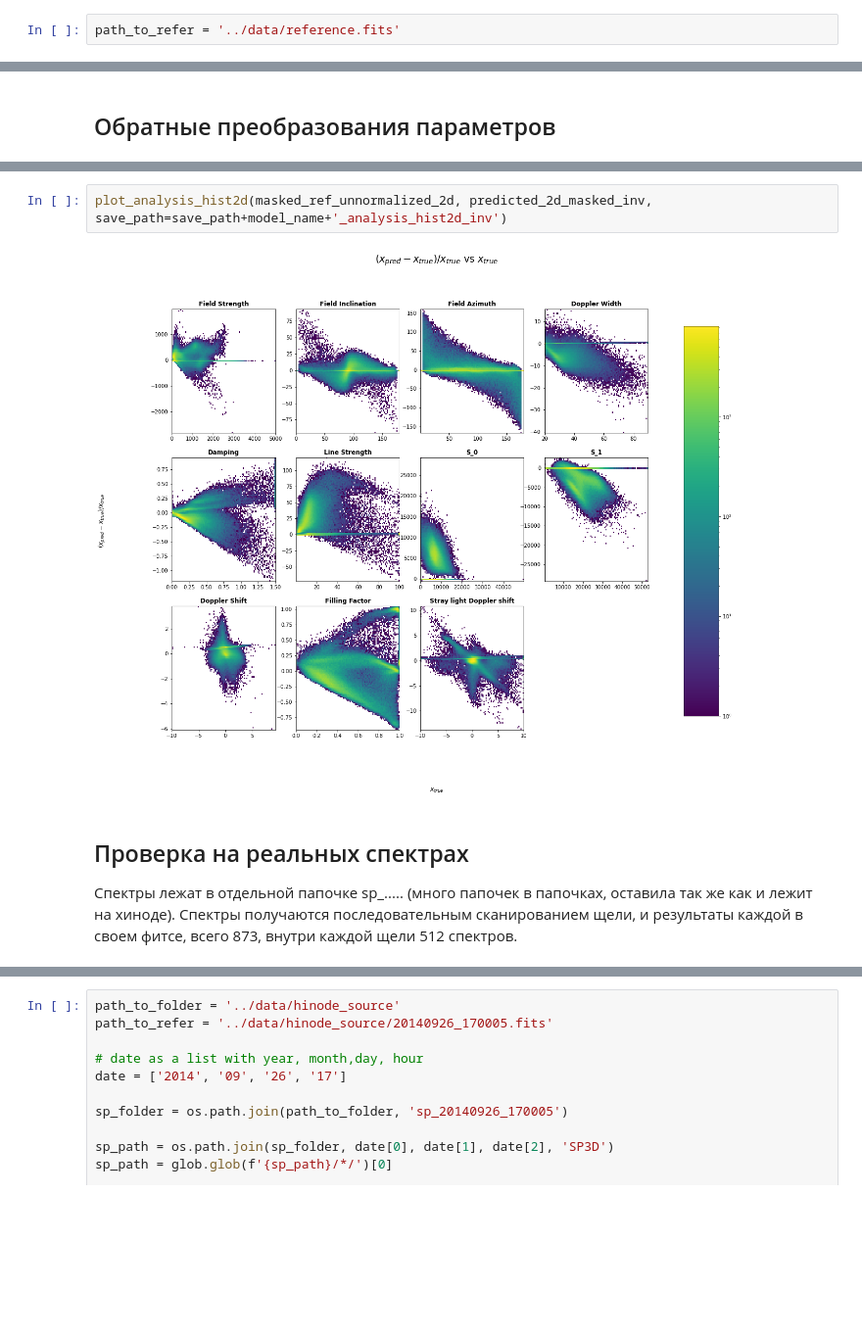
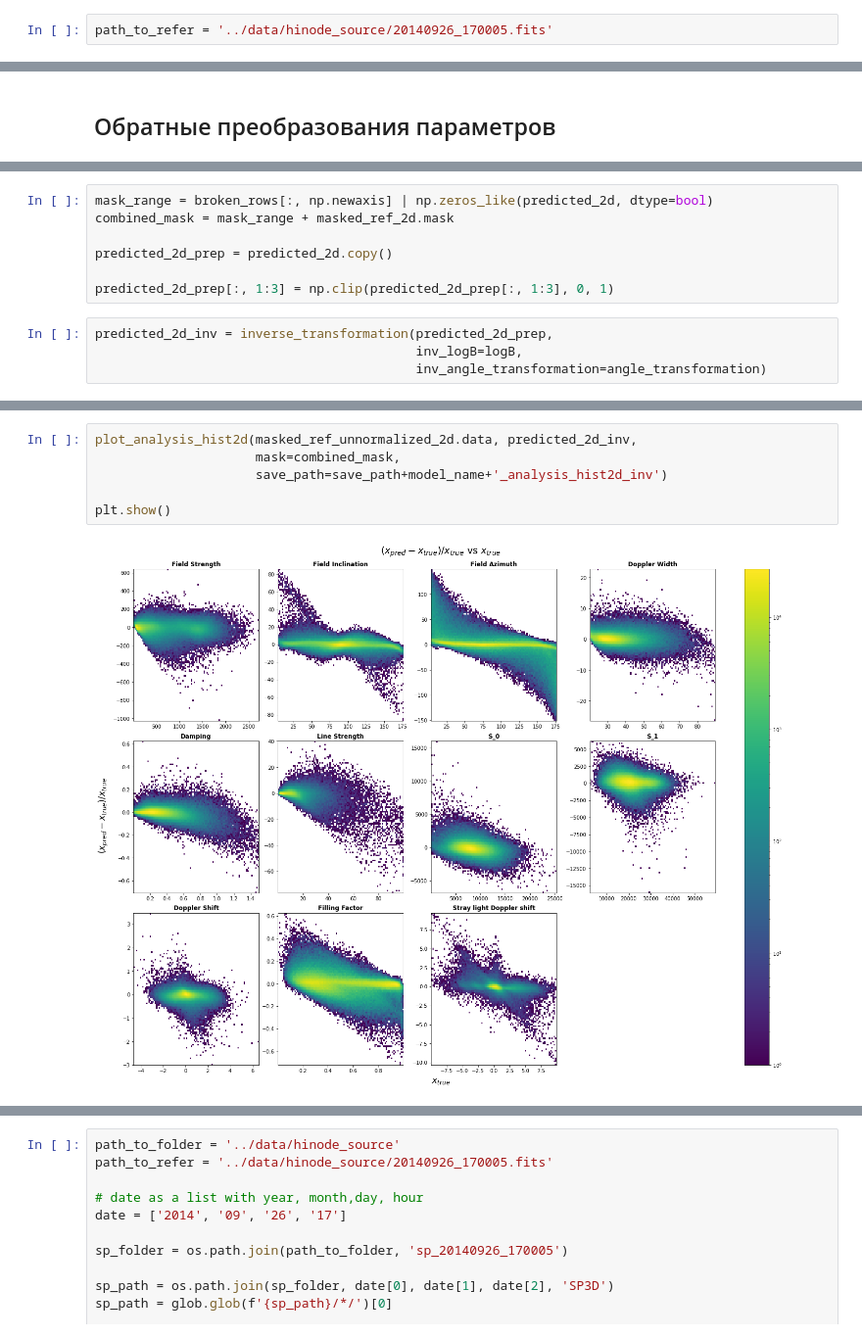
Before and after one commit to iknyazeva/InverseProblem, a Jupyter notebook: notebooks/model_pi_mlp_conv_train.ipynb, the cells around one changed output, grey strips where cells are left out. Shown at 98% size. Cells and saved outputs as stored; diff of their text form; blank space fills up the shorter version.

```diff
--- a/notebooks/model_pi_mlp_conv_train.ipynb
+++ b/notebooks/model_pi_mlp_conv_train.ipynb
@@ -259,7 +257,7 @@ model.load_state_dict(torch.load(checkpoint_path, map_location=device)['model_st
 Несколько примеров лежат подготовленные на гугл диске:
 https://drive.google.com/drive/folders/1bv-KLMI67kiGNxlOjkJha2UmVggjV-sa?usp=sharing
 # %%
-path_to_refer = '../data/reference.fits'
+path_to_refer = '../data/hinode_source/20140926_170005.fits'
 # %% [markdown]
 Можно с помощью функции сразу нормировать выходы так как это делается для сети, но посмотреть мы можем и сырые данные
 # %%
@@ -408,0 +391,11 @@ compute_metrics(masked_ref_unnormalized_2d.data, predicted_2d_masked_inv.data, m
+# %%
+mask_range = broken_rows[:, np.newaxis] | np.zeros_like(predicted_2d, dtype=bool)
+combined_mask = mask_range + masked_ref_2d.mask
+
+predicted_2d_prep = predicted_2d.copy()
+
+predicted_2d_prep[:, 1:3] = np.clip(predicted_2d_prep[:, 1:3], 0, 1)
+# %%
+predicted_2d_inv = inverse_transformation(predicted_2d_prep,
+                                          inv_logB=logB,
+                                          inv_angle_transformation=angle_transformation)
@@ -409,7 +419,8 @@ compute_metrics(masked_ref_unnormalized_2d.data, predicted_2d_masked_inv.data, m
 # %%
-plot_analysis_hist2d(masked_ref_unnormalized_2d, predicted_2d_masked_inv, save_path=save_path+model_name+'_analysis_hist2d_inv')
+plot_analysis_hist2d(masked_ref_unnormalized_2d.data, predicted_2d_inv,
+                     mask=combined_mask,
+                     save_path=save_path+model_name+'_analysis_hist2d_inv')
+
+plt.show()
 # %% [output]
-[figure, old version]
+[figure, new version]
-# %% [markdown]
-## Проверка на реальных спектрах
-Спектры лежат в отдельной папочке sp_..... (много папочек в папочках, оставила так же как и лежит на хиноде). Спектры получаются последовательным сканированием щели, и результаты каждой в своем фитсе, всего 873, внутри каждой щели 512 спектров.
```
Also changed, not shown: parts of 43 cells of this notebook, 1 other file.
